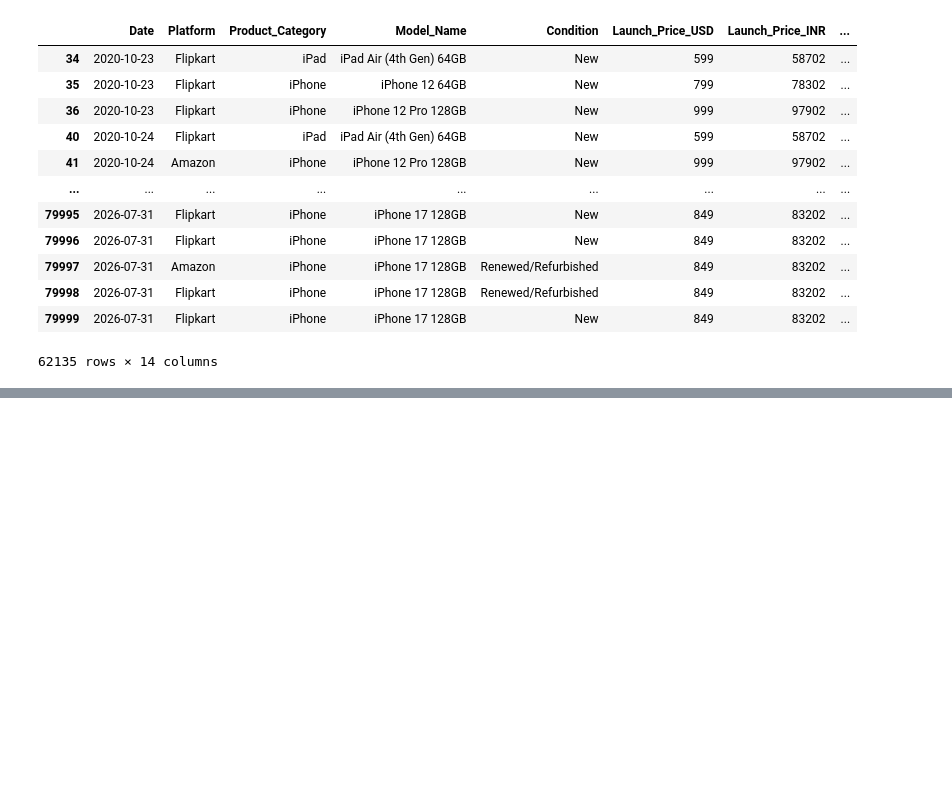
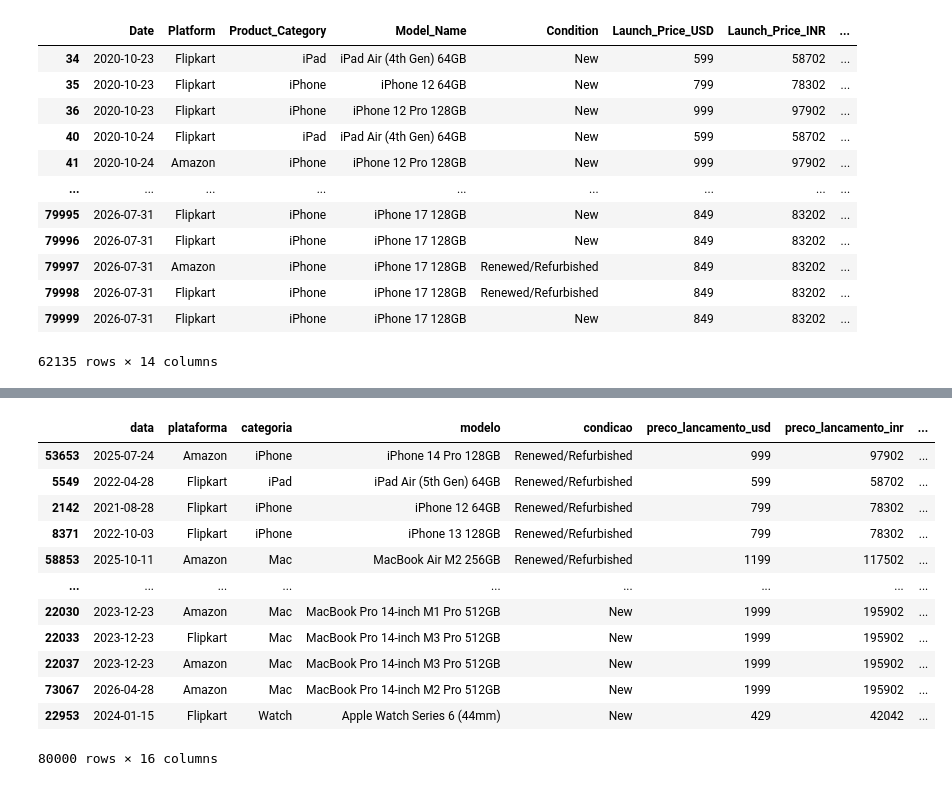
Before and after one commit to thiagosouzalink/jornada-dados-trilha-pandas, a Jupyter notebook: notebooks/apple_eda.ipynb, the cells around one changed output, grey strips where cells are left out. Saved outputs shown, nothing was run; the diff lists cells and outputs as text; code cells hidden in the pictures; blank space fills up the shorter version.

```diff
--- a/notebooks/apple_eda.ipynb
+++ b/notebooks/apple_eda.ipynb
@@ -358,0 +415,16 @@ df_apple[
+# %%
+df_apple.sort_values(by="avaliacao")
+# %% [output]
+|  | data | plataforma | categoria | modelo | condicao | preco_lancamento_usd | preco_lancamento_inr | ... |
+| 53653 | 2025-07-24 | Amazon | iPhone | iPhone 14 Pro 128GB | Renewed/Refurbished | 999 | 97902 | ... |
+| 5549 | 2022-04-28 | Flipkart | iPad | iPad Air (5th Gen) 64GB | Renewed/Refurbished | 599 | 58702 | ... |
+| 2142 | 2021-08-28 | Flipkart | iPhone | iPhone 12 64GB | Renewed/Refurbished | 799 | 78302 | ... |
+| 8371 | 2022-10-03 | Flipkart | iPhone | iPhone 13 128GB | Renewed/Refurbished | 799 | 78302 | ... |
+| 58853 | 2025-10-11 | Amazon | Mac | MacBook Air M2 256GB | Renewed/Refurbished | 1199 | 117502 | ... |
+| ... | ... | ... | ... | ... | ... | ... | ... | ... |
+| 22030 | 2023-12-23 | Amazon | Mac | MacBook Pro 14-inch M1 Pro 512GB | New | 1999 | 195902 | ... |
+| 22033 | 2023-12-23 | Flipkart | Mac | MacBook Pro 14-inch M3 Pro 512GB | New | 1999 | 195902 | ... |
+| 22037 | 2023-12-23 | Amazon | Mac | MacBook Pro 14-inch M3 Pro 512GB | New | 1999 | 195902 | ... |
+| 73067 | 2026-04-28 | Amazon | Mac | MacBook Pro 14-inch M2 Pro 512GB | New | 1999 | 195902 | ... |
+| 22953 | 2024-01-15 | Flipkart | Watch | Apple Watch Series 6 (44mm) | New | 429 | 42042 | ... |
+80000 rows × 16 columns
```
Also changed, not shown: parts of 7 cells of this notebook.
